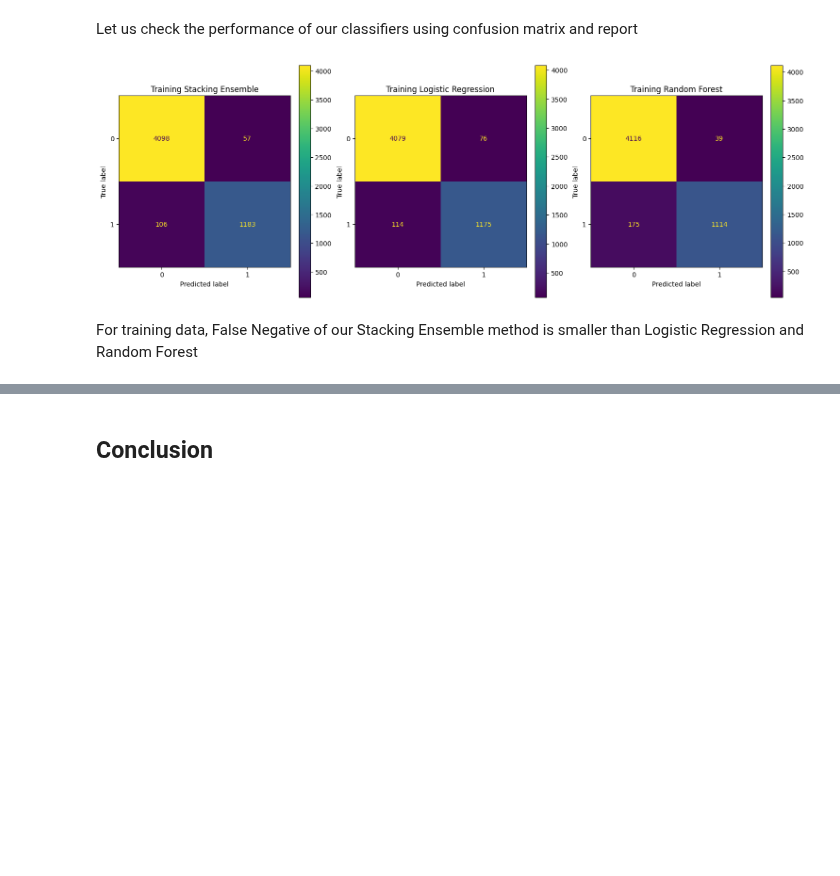
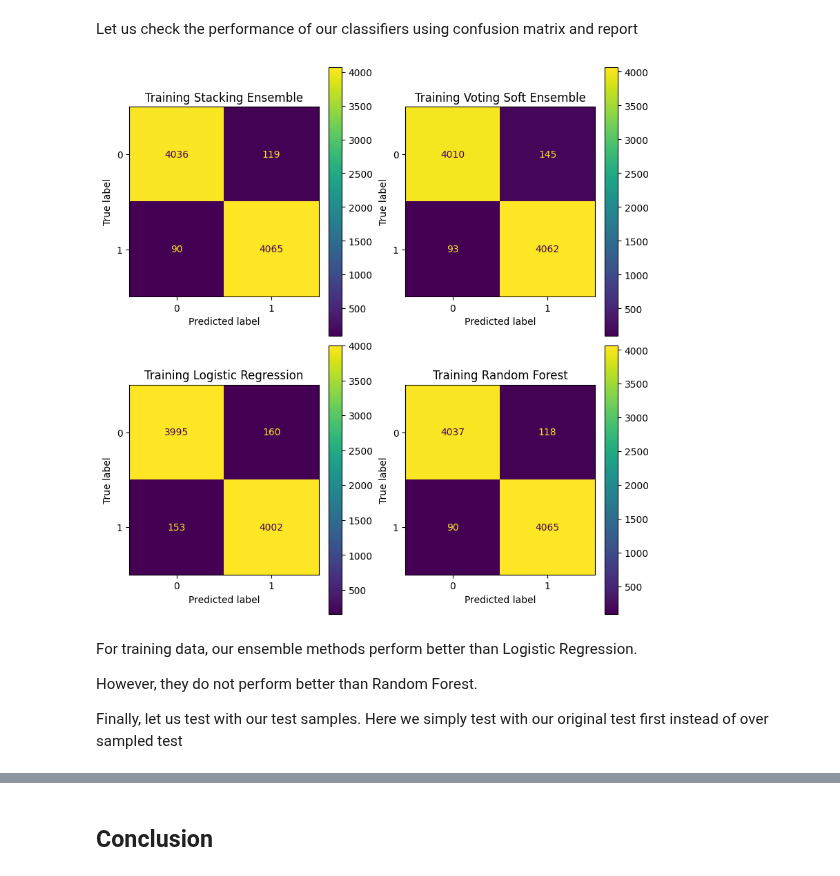
Before and after one commit to raymondsamalo/25S1-C-NYP-ITI111-Applied-Machine-Learning, a Jupyter notebook: AndroidMalwareRaymondSamalo.ipynb, the cells around one changed output, grey strips where cells are left out. Drawn from its saved outputs; the diff is of its cells as text; code cells hidden in the pictures; blank space fills up the shorter version.

```diff
--- a/AndroidMalwareRaymondSamalo.ipynb
+++ b/AndroidMalwareRaymondSamalo.ipynb
@@ -719,0 +753,9 @@ Let's see if using ensemble will compensate for this
+# %%
+def create_tuned_random_forest_classifier():
+    return RandomForestClassifier(
+        criterion='entropy',
+        max_depth=None,
+        max_features='sqrt',
+        n_estimators=64,
+        random_state=42
+    )
@@ -735,9 +783,9 @@ param_grid = [
 }
 ]
 lr_clf = LogisticRegression(random_state=42)
-lr_clf.fit(X_train, y_train)  # fit the classifier on the training data
+lr_clf.fit(over_X_train, over_y_train)  # fit the classifier on the training data
 clf = GridSearchCV(lr_clf,param_grid = param_grid, cv = 3, verbose=False)
-best_clf = clf.fit(X_train, y_train)
+best_clf = clf.fit(over_X_train, over_y_train)
 best_clf.best_estimator_
 print("Best parameters for Logistic Regression:")
 print(best_clf.best_params_)
@@ -756,9 +804,11 @@ Our best parameters are
 
 Let's compare it with previous logistic regression before we do tuning of hyperparameter
 # %%
+def create_tuned_logistic_regression_classifier():
+        return LogisticRegression(random_state=42, C=1, solver="saga", penalty='l2')
 classifiers = {
         'Logistic Regression':  LogisticRegression(random_state=42),
-        'Logistic Regression Tuned':  LogisticRegression(random_state=42, C=1, solver="liblinear", penalty='l2'),  # Use best parameters from GridSearchCV
+        'Logistic Regression Tuned':  create_tuned_logistic_regression_classifier(),  # Use best parameters from GridSearchCV
 }
-compare_classifiers(X_train, y_train, X_test, y_test, classifiers, pick=1)
+compare_classifiers(over_X_train, over_y_train, over_X_test, over_y_test, classifiers, pick=1)
 # %% [output]
@@ -784,8 +834,8 @@ from sklearn.ensemble import VotingClassifier, StackingClassifier
 from sklearn.linear_model import LogisticRegression
 from sklearn.ensemble import RandomForestClassifier
 
-lr_clf = LogisticRegression(random_state=42, solver="liblinear", penalty='l2', C=1)  # Use best parameters from GridSearchCV
-rf_clf =  RandomForestClassifier(random_state=42, max_depth=12, criterion='entropy', max_features='sqrt', n_estimators=64)  # Set max_depth to avoid overfitting
+lr_clf = create_tuned_logistic_regression_classifier() # Use best parameters from GridSearchCV
+rf_clf =  create_tuned_random_forest_classifier()  # Set max_depth to avoid overfitting
 
 estimators = [
     ('lr', lr_clf),
@@ -808,17 +858,17 @@ clfs_dict = {}
 # Compare classifiers and store results
 # use our reduced feature set
 for label, clf in classifiers.items():
-    clfs_dict[label] = evaluate_classifier(clf, X_train, y_train, X_test, y_test) # reuse our function
+    clfs_dict[label] = evaluate_classifier(clf, over_X_train, over_y_train, over_X_test, over_y_test) # reuse our function
     clfs_dict[label]['clf'] = clf  # Store the classifier object
 # Print results
 for label, value in sorted(clfs_dict.items(), key=lambda x: (x[1]['cv_accuracy_mean'],x[1]['train_accuracy']), reverse=True):
         print(f"{label:30} ",
-              f" Test Accuracy: {value['test_accuracy']:.3f}",
               f" CV Mean: {value['cv_accuracy_mean']:.3f}",
               f" Train Acc: {value['train_accuracy']:.3f}",
+              f" Test Accuracy: {value['test_accuracy']:.3f}",
               f" Possible Overfitting: {value['overfitting']}",
               f" Delta : {value['delta_accuracy']:.3f}",
-              f" CV Delta : {value['cv_delta_accuracy']:.3f}"
+              f" CV Delta : {value['cv_delta_accuracy']:.3f}",
               )
         if best_model is None:
             best_model = value
@@ -853,21 +918,24 @@ Let us check the performance of our classifiers using confusion matrix and repor
 # %%
 from sklearn.model_selection import cross_val_predict
 from sklearn.metrics import ConfusionMatrixDisplay
 
 
 def display_confusion_matrix(ax, the_lr_clf, train_X, train_y, title):
     pred = cross_val_predict(the_lr_clf, train_X, train_y, cv=5)
     disp=ConfusionMatrixDisplay.from_predictions(train_y, pred,display_labels=the_lr_clf.classes_, ax=ax)
     disp.ax_.set_title(title)
 
-
-
-fig = plt.figure(figsize=(15, 5),layout='constrained')
-display_confusion_matrix(fig.add_subplot(1,3,1), st_clf, X_train, y_train, "Training Stacking Ensemble")
-display_confusion_matrix(fig.add_subplot(1,3,2), lr_clf, X_train, y_train, "Training Logistic Regression")
-display_confusion_matrix(fig.add_subplot(1,3,3), rf_clf, X_train, y_train, "Training Random Forest")
+fig = plt.figure(figsize=(8, 8),layout='constrained')
+display_confusion_matrix(fig.add_subplot(2,2,1), st_clf,  over_X_train, over_y_train, "Training Stacking Ensemble")
+display_confusion_matrix(fig.add_subplot(2,2,2), v_s_clf, over_X_train, over_y_train, "Training Voting Soft Ensemble")
+display_confusion_matrix(fig.add_subplot(2,2,3), lr_clf,  over_X_train, over_y_train, "Training Logistic Regression")
+display_confusion_matrix(fig.add_subplot(2,2,4), rf_clf,  over_X_train, over_y_train, "Training Random Forest")
 # %% [output]
-[figure, old version]
+[figure, new version]
 # %% [markdown]
-For training data, False Negative of our Stacking Ensemble method is smaller than Logistic Regression and Random Forest
+For training data, our ensemble methods perform better than Logistic Regression.
+
+However, they do not perform better than Random Forest.
+
+Finally, let us  test with our test samples. Here we simply test with our original test first instead of over sampled test
 # %%
```
Also changed, not shown: parts of 36 cells of this notebook.
